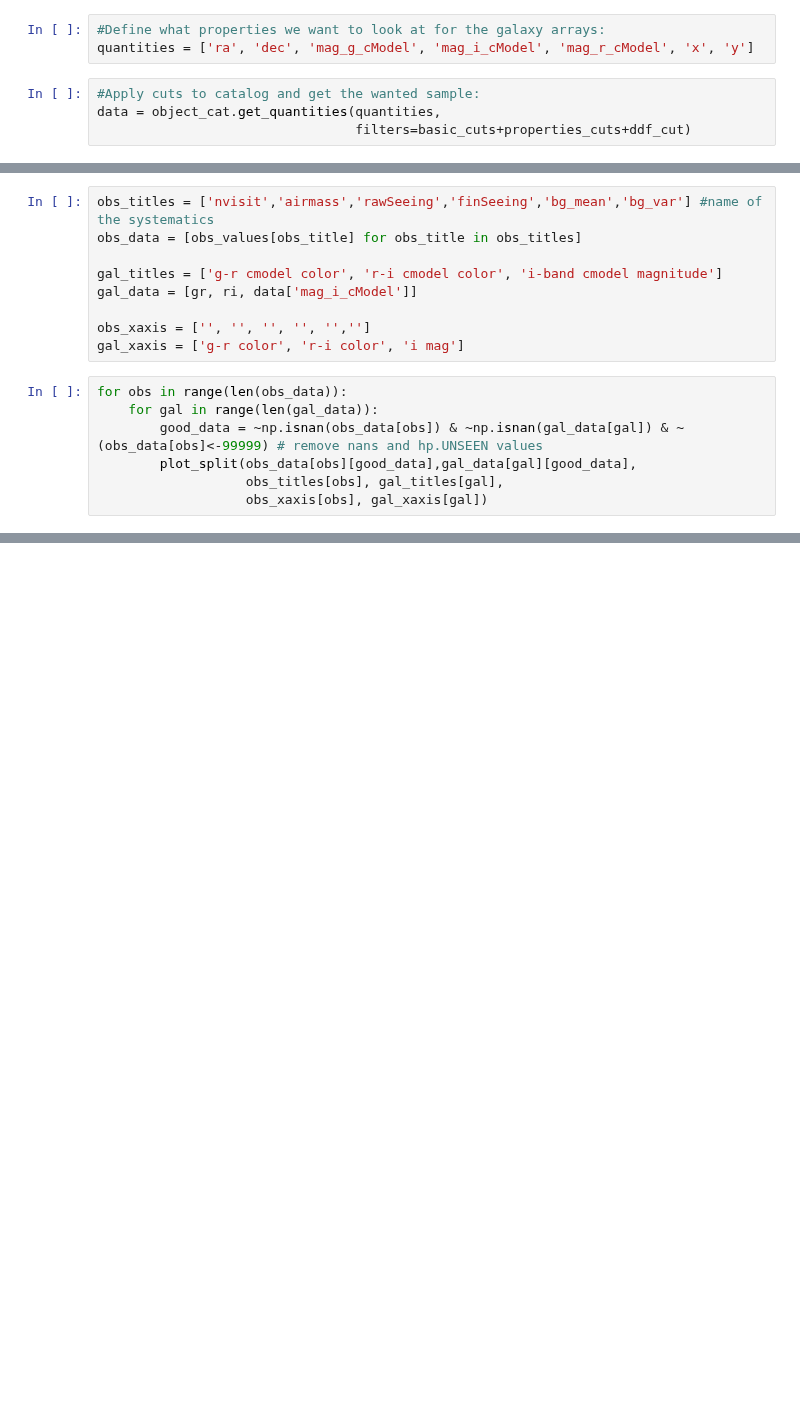
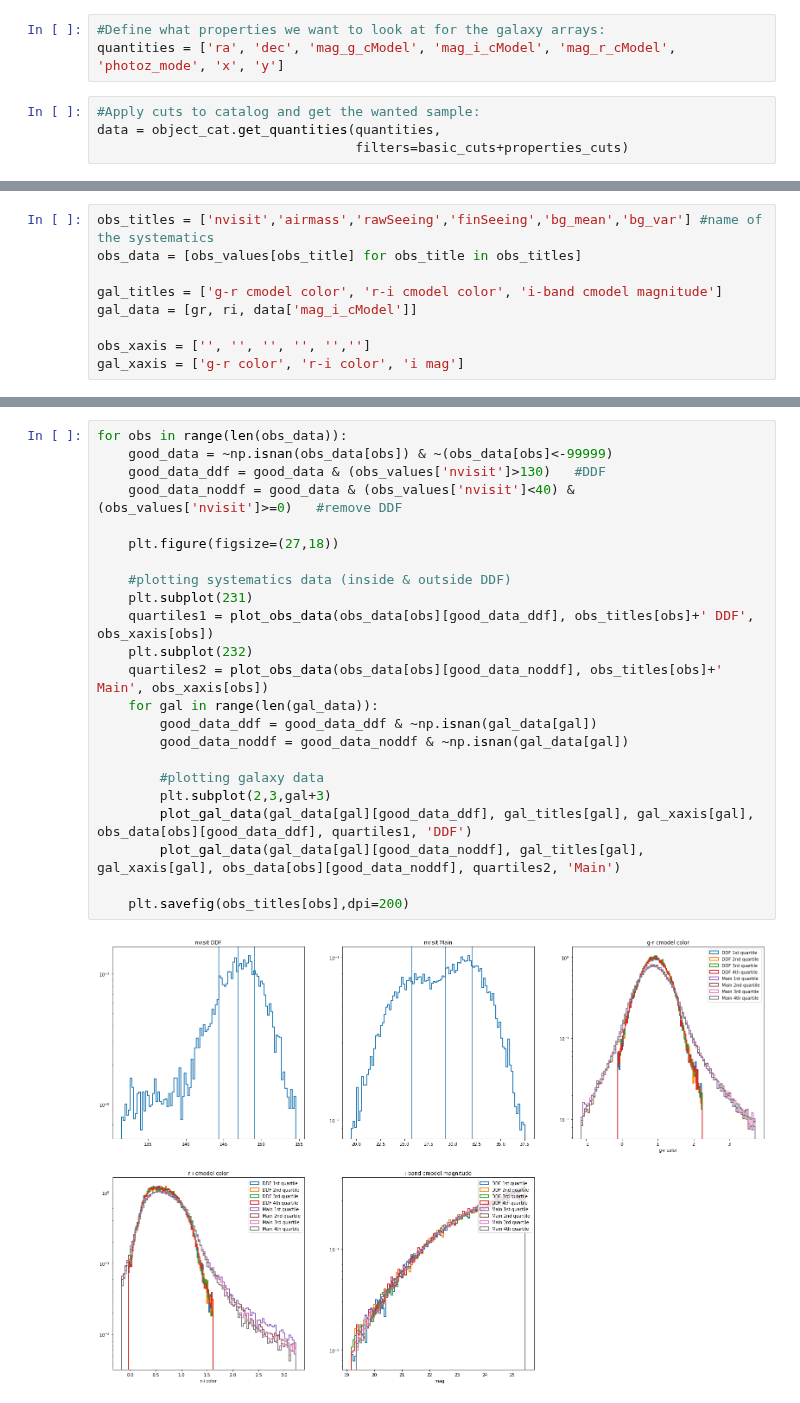
Before and after one commit to LSSTDESC/DC2-analysis, a Jupyter notebook: contributed/systematics_vs_galaxy.ipynb, the cells around one changed output, grey strips where cells are left out. Drawn from its saved outputs; the diff is of its cells as text; blank space fills up the shorter version.

Commit message:
put the plots in the same figure and add the comparison inside/outside uDDF

```diff
--- a/contributed/systematics_vs_galaxy.ipynb
+++ b/contributed/systematics_vs_galaxy.ipynb
@@ -36,8 +44,8 @@ ddf_cut = [GCRQuery('(ra>55.5)*1+(dec<-30*1)>=1')]
 # %%
 #Define what properties we want to look at for the galaxy arrays:
-quantities = ['ra', 'dec', 'mag_g_cModel', 'mag_i_cModel', 'mag_r_cModel', 'x', 'y']
+quantities = ['ra', 'dec', 'mag_g_cModel', 'mag_i_cModel', 'mag_r_cModel', 'photoz_mode', 'x', 'y']
 # %%
 #Apply cuts to catalog and get the wanted sample:
 data = object_cat.get_quantities(quantities,
-                                 filters=basic_cuts+properties_cuts+ddf_cut)
+                                 filters=basic_cuts+properties_cuts)
 # %%
@@ -97,10 +101,3 @@ gal_data = [gr, ri, data['mag_i_cModel']]
 
 obs_xaxis = ['', '', '', '', '','']
 gal_xaxis = ['g-r color', 'r-i color', 'i mag']
-# %%
-for obs in range(len(obs_data)):
-    for gal in range(len(gal_data)):
-        good_data = ~np.isnan(obs_data[obs]) & ~np.isnan(gal_data[gal]) & ~(obs_data[obs]<-99999) # remove nans and hp.UNSEEN values
-        plot_split(obs_data[obs][good_data],gal_data[gal][good_data],
-                   obs_titles[obs], gal_titles[gal],
-                   obs_xaxis[obs], gal_xaxis[gal])
@@ -120,0 +104,25 @@ for obs in range(len(obs_data)):
+# %%
+for obs in range(len(obs_data)):
+    good_data = ~np.isnan(obs_data[obs]) & ~(obs_data[obs]<-99999)
+    good_data_ddf = good_data & (obs_values['nvisit']>130)   #DDF
+    good_data_noddf = good_data & (obs_values['nvisit']<40) & (obs_values['nvisit']>=0)   #remove DDF
+
+    plt.figure(figsize=(27,18))
+
+    #plotting systematics data (inside & outside DDF)
+    plt.subplot(231)
+    quartiles1 = plot_obs_data(obs_data[obs][good_data_ddf], obs_titles[obs]+' DDF', obs_xaxis[obs])
+    plt.subplot(232)
+    quartiles2 = plot_obs_data(obs_data[obs][good_data_noddf], obs_titles[obs]+' Main', obs_xaxis[obs])
+    for gal in range(len(gal_data)):
+        good_data_ddf = good_data_ddf & ~np.isnan(gal_data[gal])
+        good_data_noddf = good_data_noddf & ~np.isnan(gal_data[gal])
+
+        #plotting galaxy data
+        plt.subplot(2,3,gal+3)
+        plot_gal_data(gal_data[gal][good_data_ddf], gal_titles[gal], gal_xaxis[gal], obs_data[obs][good_data_ddf], quartiles1, 'DDF')
+        plot_gal_data(gal_data[gal][good_data_noddf], gal_titles[gal], gal_xaxis[gal], obs_data[obs][good_data_noddf], quartiles2, 'Main')
+
+    plt.savefig(obs_titles[obs],dpi=200)
+# %% [output]
+[figure, added]
```
Also changed, not shown: parts of 8 cells of this notebook.
